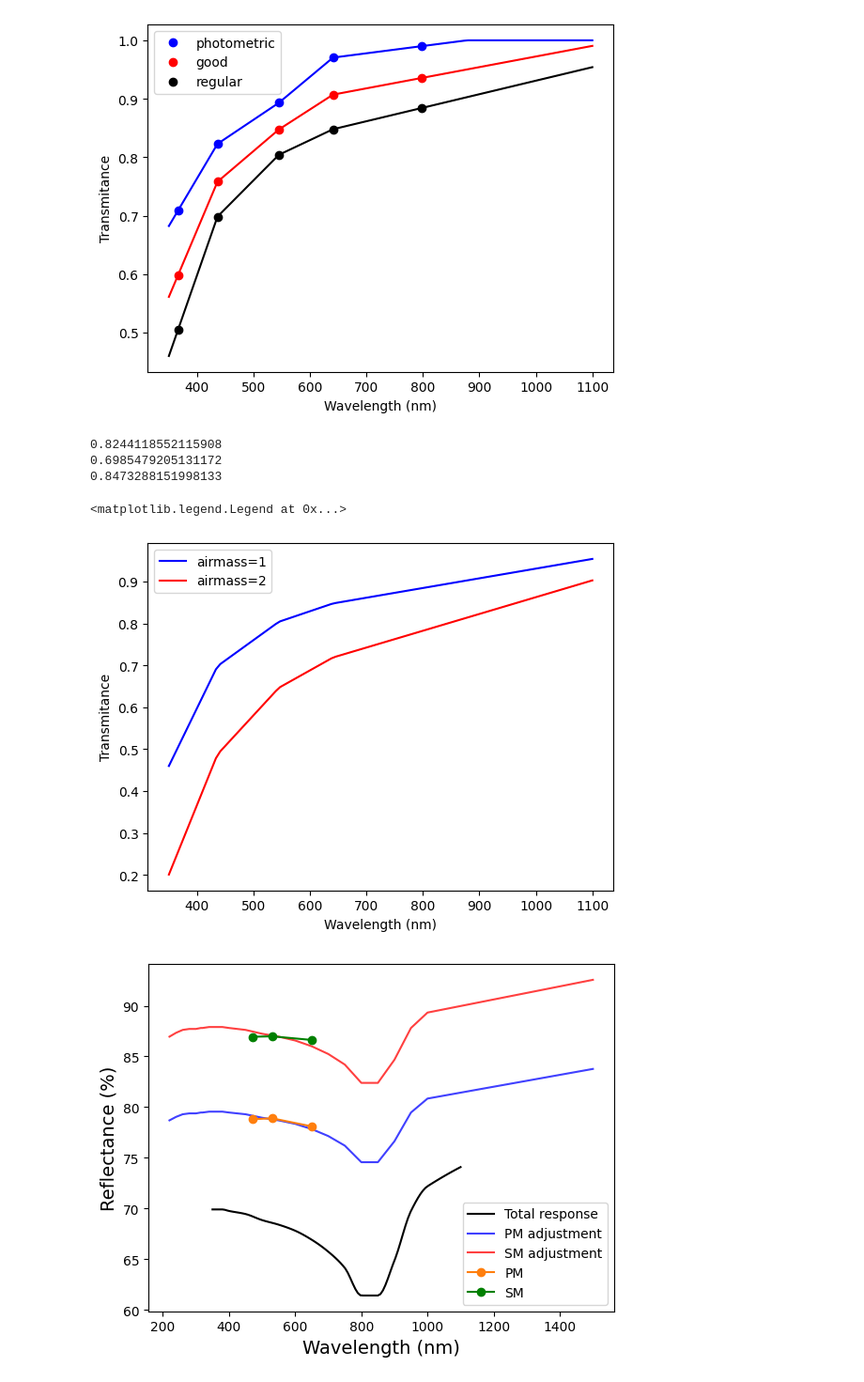
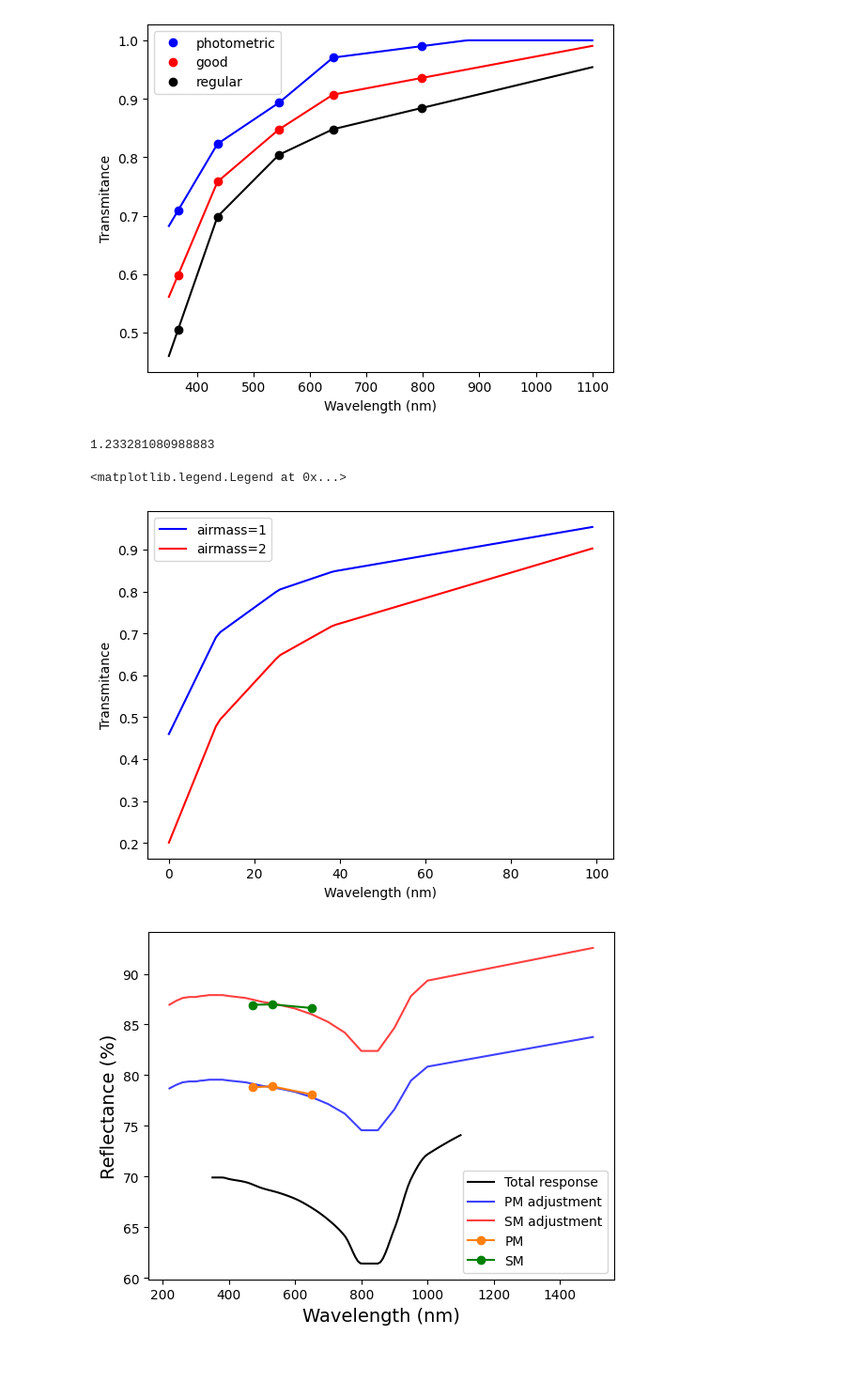
Before and after one commit to DBernardes/AIS, a Jupyter notebook: notebook/spectral_responses.ipynb, the cells around one changed output. Shown: that part at 94% size. Cells and saved outputs as stored; diff of their text form; code cells hidden in the pictures.

```diff
--- a/notebook/spectral_responses.ipynb
+++ b/notebook/spectral_responses.ipynb
@@ -229,35 +252,30 @@ plt.savefig("figures/atmosphere_spec_response.png", dpi=300)
 # %%
 # PLOT ATM SPECTRAL RESPONSE
 
 
 import matplotlib.pyplot as plt
 import numpy as np
 import pandas as pd
 
 from AIS.Spectral_Response import Atmosphere
 
 obj_wavelength = np.linspace(350, 1100, 100)
 atmosphere = Atmosphere()
-spectral_response = atmosphere.get_spectral_response(obj_wavelength, 1, "regular")
-abs1 = np.trapezoid(spectral_response, dx=0.01)
-print(abs1)
-plt.plot(obj_wavelength, spectral_response, "b", label="airmass=1")
-spectral_response = atmosphere.get_spectral_response(obj_wavelength, 2, "regular")
-abs2 = np.trapezoid(spectral_response, dx=0.01)
-print(abs2)
-plt.plot(obj_wavelength, spectral_response, "r", label="airmass=2")
-print(abs2 / abs1)
+spectral_response_1 = atmosphere.get_spectral_response(obj_wavelength, 1, "regular")
+plt.plot(spectral_response_1, "b", label="airmass=1")
+atmosphere = Atmosphere()
+spectral_response_2 = atmosphere.get_spectral_response(obj_wavelength, 2, "regular")
+plt.plot(spectral_response_2, "r", label="airmass=2")
+print(np.mean(spectral_response_1 / spectral_response_2))
 
 plt.xlabel("Wavelength (nm)")
 plt.ylabel("Transmitance")
 plt.legend()
 # plt.savefig("figures/atmosphere_spec_response.png", dpi=300)
 # %% [output]
-0.8244118552115908
-0.6985479205131172
-0.8473288151998133
+1.233281080988883
 <matplotlib.legend.Legend at 0x...>
-[figure, old version]
+[figure, new version]
 # %%
 # PLOT SPECTRAL RESPONSE TELESCOPE
 
```
Also changed, not shown: parts of 3 cells of this notebook, 4 other files.
